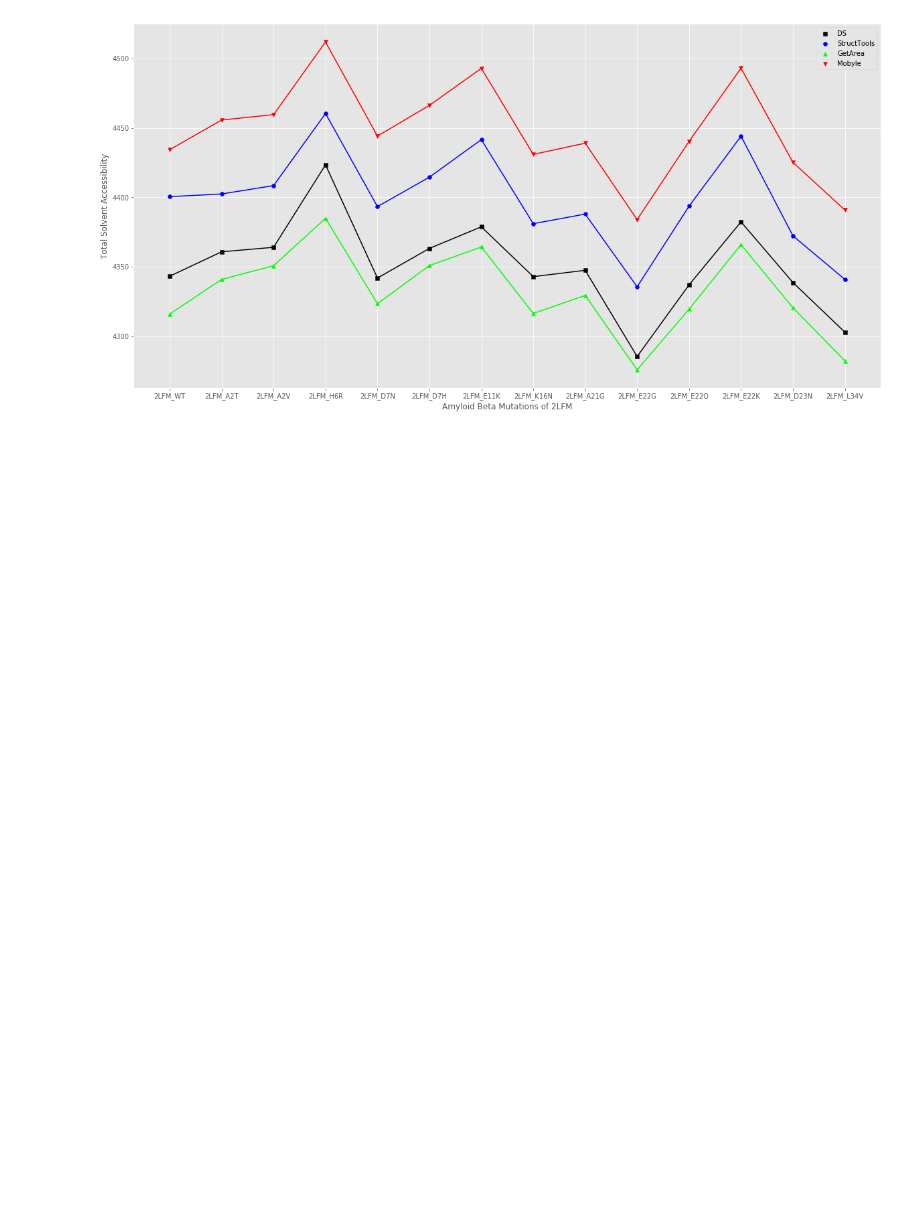
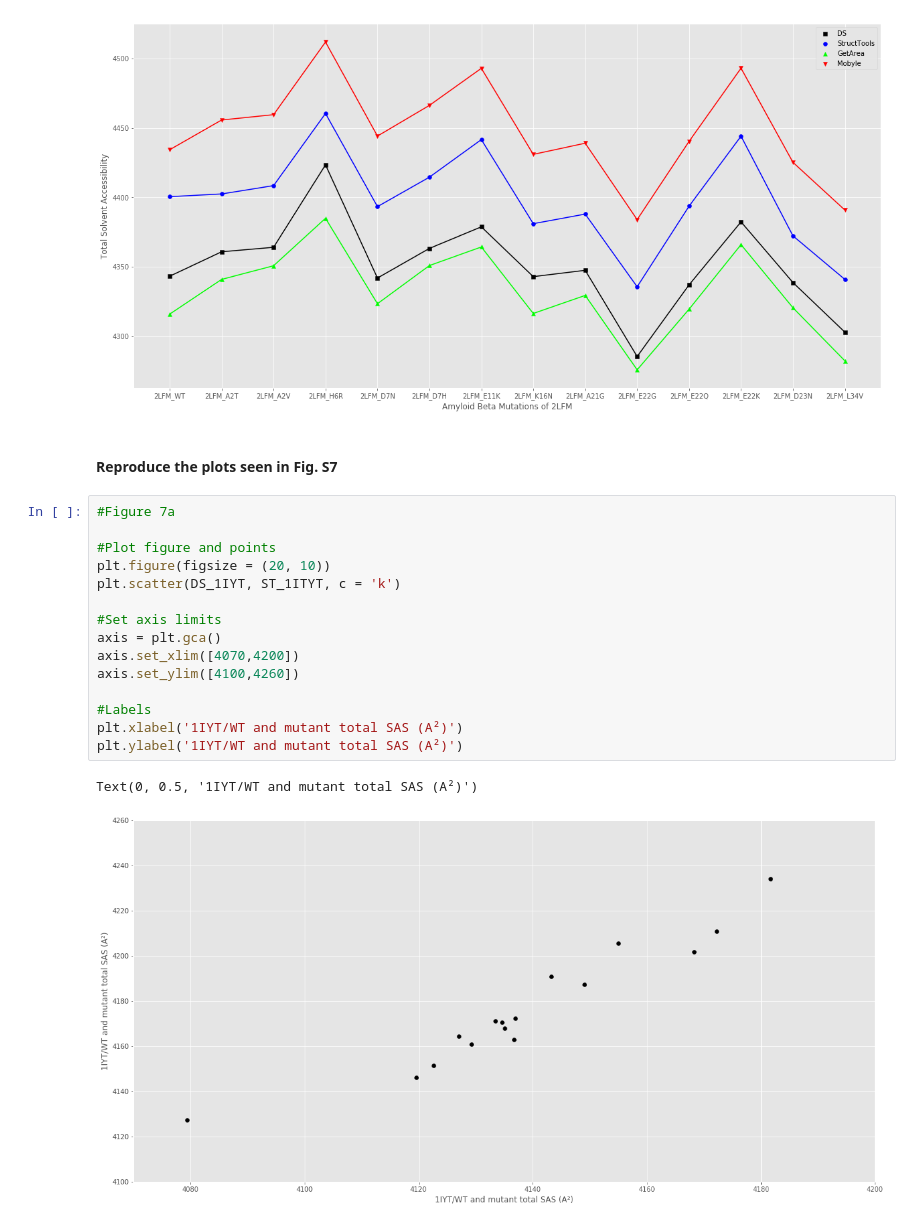
Before and after one commit to 188-project/Amyloid-Beta-Final-Project, a Jupyter notebook: Final Project Amyloid Beta.ipynb, the cells around one changed output. Saved outputs shown, nothing was run; the diff lists cells and outputs as text; blank space fills up the shorter version.

```diff
--- a/Final Project Amyloid Beta.ipynb
+++ b/Final Project Amyloid Beta.ipynb
@@ -138,3 +138,23 @@ plt.legend()
 plt.show()
 # %% [output]
 [figure]
+# %% [markdown]
+#### Reproduce the plots seen in Fig. S7
+# %%
+#Figure 7a
+
+#Plot figure and points
+plt.figure(figsize = (20, 10))
+plt.scatter(DS_1IYT, ST_1ITYT, c = 'k')
+
+#Set axis limits
+axis = plt.gca()
+axis.set_xlim([4070,4200])
+axis.set_ylim([4100,4260])
+
+#Labels
+plt.xlabel('1IYT/WT and mutant total SAS (A²)')
+plt.ylabel('1IYT/WT and mutant total SAS (A²)')
+# %% [output]
+Text(0, 0.5, '1IYT/WT and mutant total SAS (A²)')
+[figure, added]
```
Also changed, not shown: parts of 29 cells of this notebook.
